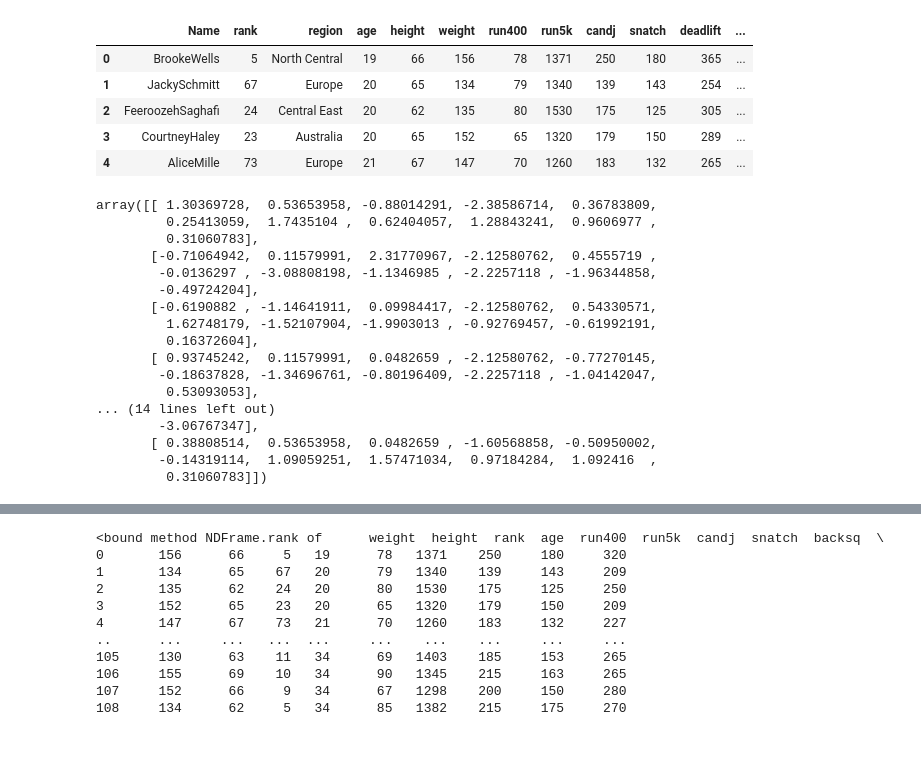
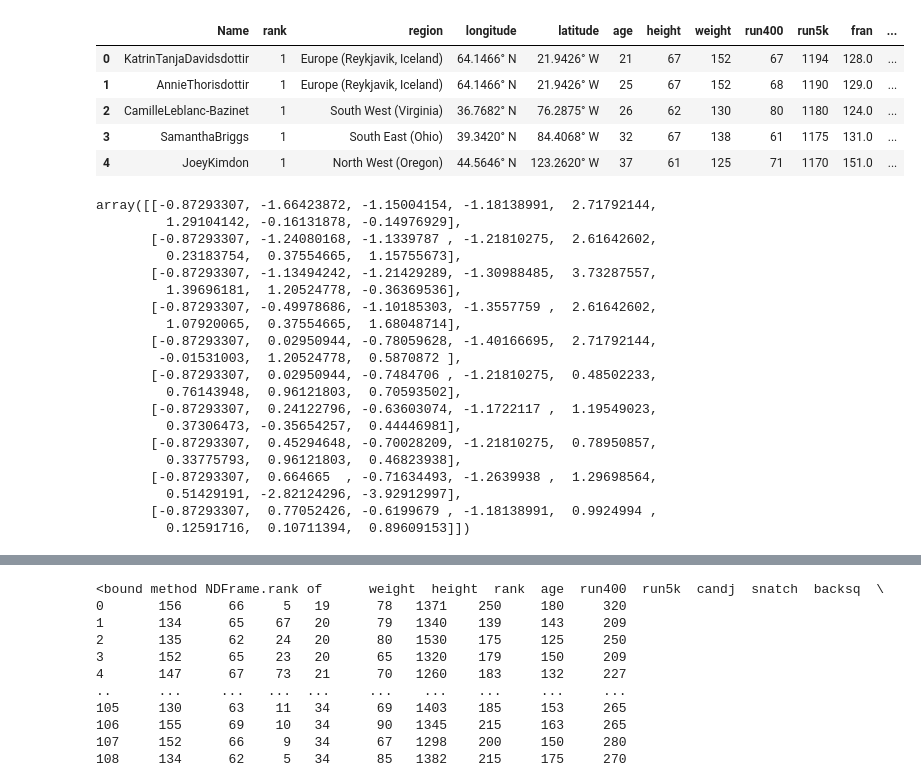
Before and after one commit to allisontao/crossfit-games-analysis, a Jupyter notebook: clustering.ipynb, the cells around one changed output, grey strips where cells are left out. Cells and saved outputs as stored; diff of their text form; code cells hidden in the pictures; blank space fills up the shorter version.

Commit message:
data

```diff
--- a/clustering.ipynb
+++ b/clustering.ipynb
@@ -10,43 +10,44 @@ import sklearn.metrics as sm
 from sklearn import datasets
 from sklearn.metrics import confusion_matrix, classification_report
 # %%
-women = pd.read_csv('sheet27.csv')
-# women = women.drop(columns=['Name', 'Region'])
-women = women.drop([10])
+women = pd.read_csv('athletes-women.csv')
+#women = women.drop(columns=['Name', 'Region'])
+#women = women.drop([10])
 women.head()
 # print(women.loc[[11]])
 # %% [output]
-|  | Name | rank | region | age | height | weight | run400 | run5k | candj | snatch | deadlift | ... |
-| 0 | BrookeWells | 5 | North Central | 19 | 66 | 156 | 78 | 1371 | 250 | 180 | 365 | ... |
-| 1 | JackySchmitt | 67 | Europe | 20 | 65 | 134 | 79 | 1340 | 139 | 143 | 254 | ... |
-| 2 | FeeroozehSaghafi | 24 | Central East | 20 | 62 | 135 | 80 | 1530 | 175 | 125 | 305 | ... |
-| 3 | CourtneyHaley | 23 | Australia | 20 | 65 | 152 | 65 | 1320 | 179 | 150 | 289 | ... |
-| 4 | AliceMille | 73 | Europe | 21 | 67 | 147 | 70 | 1260 | 183 | 132 | 265 | ... |
+|  | Name | rank | region | longitude | latitude | age | height | weight | run400 | run5k | fran | ... |
+| 0 | KatrinTanjaDavidsdottir | 1 | Europe (Reykjavik, Iceland) | 64.1466° N | 21.9426° W | 21 | 67 | 152 | 67 | 1194 | 128.0 | ... |
+| 1 | AnnieThorisdottir | 1 | Europe (Reykjavik, Iceland) | 64.1466° N | 21.9426° W | 25 | 67 | 152 | 68 | 1190 | 129.0 | ... |
+| 2 | CamilleLeblanc-Bazinet | 1 | South West (Virginia) | 36.7682° N | 76.2875° W | 26 | 62 | 130 | 80 | 1180 | 124.0 | ... |
+| 3 | SamanthaBriggs | 1 | South East (Ohio) | 39.3420° N | 84.4068° W | 32 | 67 | 138 | 61 | 1175 | 131.0 | ... |
+| 4 | JoeyKimdon | 1 | North West (Oregon) | 44.5646° N | 123.2620° W | 37 | 61 | 125 | 71 | 1170 | 151.0 | ... |
 # %%
 from sklearn.preprocessing import scale
-df = women[['weight', 'height', 'rank', 'age', 'run400', 'run5k', 'candj', 'snatch','backsq', 'deadlift', 'pullups']]
+df = women[['rank', 'age', 'fran', 'run5k', 'pullups', 'snatch','backsq', 'deadlift']]
 X = scale(df)
-# y = pd.DataFrame(women['rank'])
-# variable_names = iris.feature_names
 X[0:10,]
 # %% [output]
-array([[ 1.30369728,  0.53653958, -0.88014291, -2.38586714,  0.36783809,
-         0.25413059,  1.7435104 ,  0.62404057,  1.28843241,  0.9606977 ,
-         0.31060783],
-       [-0.71064942,  0.11579991,  2.31770967, -2.12580762,  0.4555719 ,
-        -0.0136297 , -3.08808198, -1.1346985 , -2.2257118 , -1.96344858,
-        -0.49724204],
-       [-0.6190882 , -1.14641911,  0.09984417, -2.12580762,  0.54330571,
-         1.62748179, -1.52107904, -1.9903013 , -0.92769457, -0.61992191,
-         0.16372604],
-       [ 0.93745242,  0.11579991,  0.0482659 , -2.12580762, -0.77270145,
-        -0.18637828, -1.34696761, -0.80196409, -2.2257118 , -1.04142047,
-         0.53093053],
-... (14 lines left out)
-        -3.06767347],
-       [ 0.38808514,  0.53653958,  0.0482659 , -1.60568858, -0.50950002,
-        -0.14319114,  1.09059251,  1.57471034,  0.97184284,  1.092416  ,
-         0.31060783]])
+array([[-0.87293307, -1.66423872, -1.15004154, -1.18138991,  2.71792144,
+         1.29104142, -0.16131878, -0.14976929],
+       [-0.87293307, -1.24080168, -1.1339787 , -1.21810275,  2.61642602,
+         0.23183754,  0.37554665,  1.15755673],
+       [-0.87293307, -1.13494242, -1.21429289, -1.30988485,  3.73287557,
+         1.39696181,  1.20524778, -0.36369536],
+       [-0.87293307, -0.49978686, -1.10185303, -1.3557759 ,  2.61642602,
+         1.07920065,  0.37554665,  1.68048714],
+       [-0.87293307,  0.02950944, -0.78059628, -1.40166695,  2.71792144,
+        -0.01531003,  1.20524778,  0.5870872 ],
+       [-0.87293307,  0.02950944, -0.7484706 , -1.21810275,  0.48502233,
+         0.76143948,  0.96121803,  0.70593502],
+       [-0.87293307,  0.24122796, -0.63603074, -1.1722117 ,  1.19549023,
+         0.37306473, -0.35654257,  0.44446981],
+       [-0.87293307,  0.45294648, -0.70028209, -1.21810275,  0.78950857,
+         0.33775793,  0.96121803,  0.46823938],
+       [-0.87293307,  0.664665  , -0.71634493, -1.2639938 ,  1.29698564,
+         0.51429191, -2.82124296, -3.92912997],
+       [-0.87293307,  0.77052426, -0.6199679 , -1.18138991,  0.9924994 ,
+         0.12591716,  0.10711394,  0.89609153]])
 # %%
 clustering = KMeans(n_clusters=3,random_state=5)
 clustering.fit(X)
```
Also changed, not shown: parts of 1 cell of this notebook, 2 other files.
